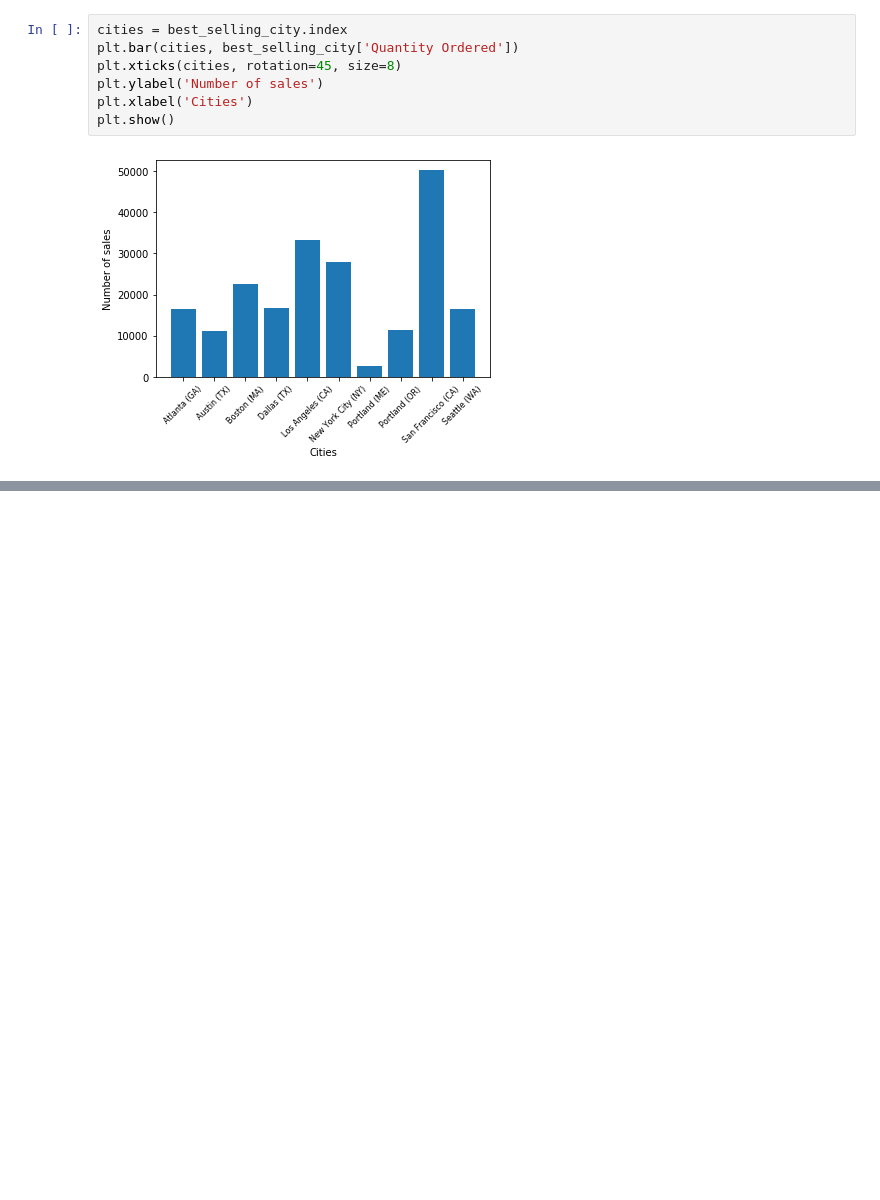
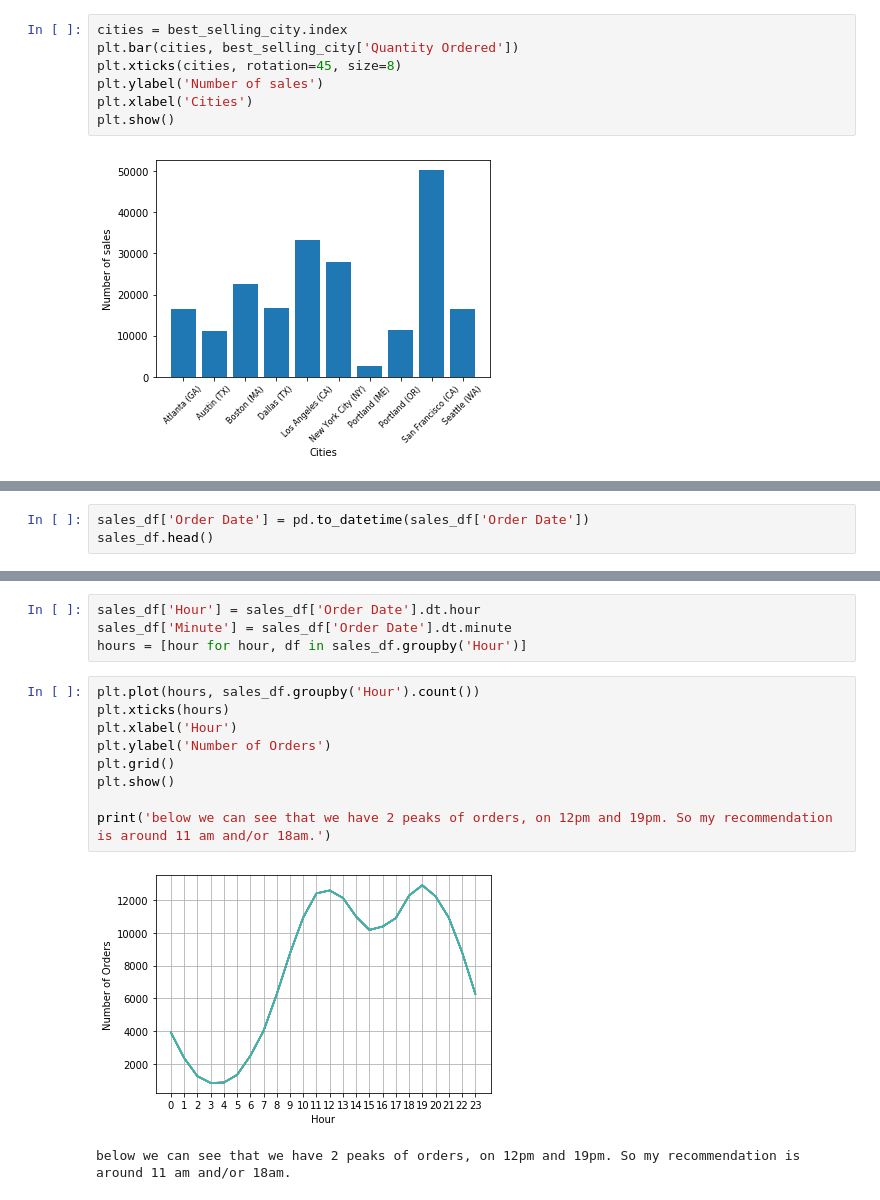
Before and after one commit to Collumbus/Pandas12MonthsSalesAnalysis, a Jupyter notebook: SalesAnalysis/Sales Analysis.ipynb, the cells around one changed output, grey strips where cells are left out. Drawn from its saved outputs; the diff is of its cells as text; blank space fills up the shorter version.

```diff
--- a/SalesAnalysis/Sales Analysis.ipynb
+++ b/SalesAnalysis/Sales Analysis.ipynb
@@ -228,0 +231,3 @@ plt.show()
+# %%
+sales_df['Order Date'] = pd.to_datetime(sales_df['Order Date'])
+sales_df.head()
@@ -228,0 +241,16 @@ plt.show()
+# %%
+sales_df['Hour'] = sales_df['Order Date'].dt.hour
+sales_df['Minute'] = sales_df['Order Date'].dt.minute
+hours = [hour for hour, df in sales_df.groupby('Hour')]
+# %%
+plt.plot(hours, sales_df.groupby('Hour').count())
+plt.xticks(hours)
+plt.xlabel('Hour')
+plt.ylabel('Number of Orders')
+plt.grid()
+plt.show()
+
+print('below we can see that we have 2 peaks of orders, on 12pm and 19pm. So my recommendation is around 11 am and/or 18am.')
+# %% [output]
+[figure, added]
+below we can see that we have 2 peaks of orders, on 12pm and 19pm. So my recommendation is around 11 am and/or 18am.
```
Also changed, not shown: parts of 2 cells of this notebook.
